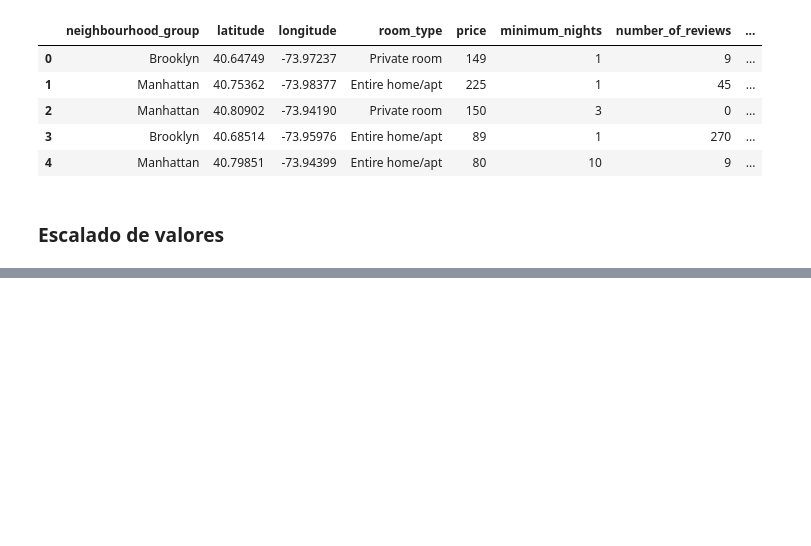
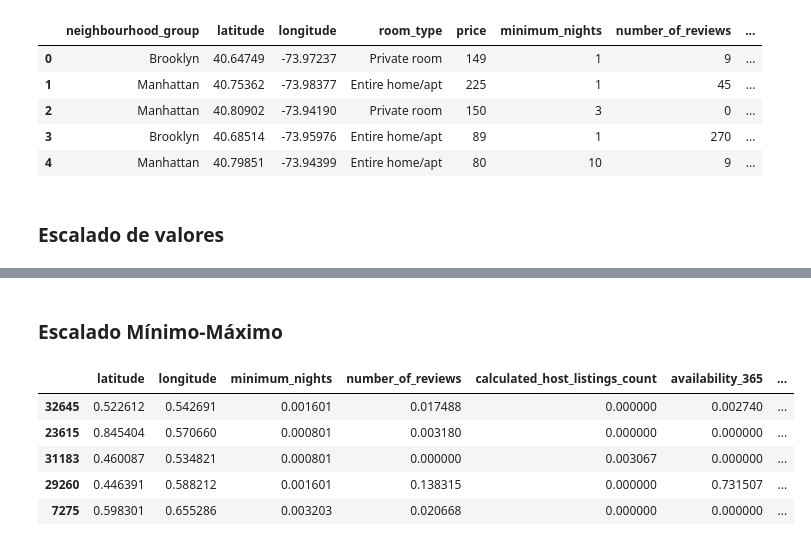
Before and after one commit to 4GeeksAcademy/pabloaznar-intro-ml, a Jupyter notebook: src/eda-airbnd-ny.ipynb, the cells around one changed output, grey strips where cells are left out. Cells and saved outputs as stored; diff of their text form; code cells hidden in the pictures; blank space fills up the shorter version.

```diff
--- a/src/eda-airbnd-ny.ipynb
+++ b/src/eda-airbnd-ny.ipynb
@@ -431,12 +435,12 @@ df.head()
 # %% [markdown]
 ### Escalado de valores
 # %%
-num_variables = ['latitude', 'longitude', 'minimum_nights', 'number_of_reviews', 'calculated_host_listings_count', 'availability_365','neighbourhood_group_f', 'room_type_f', 'price']
+num_variables = ['latitude', 'longitude', 'minimum_nights', 'number_of_reviews', 'calculated_host_listings_count', 'availability_365','neighbourhood_group_f', 'room_type_f']
 
 X = df.drop('price', axis=1)[num_variables]
 y= df['price']
 
 X_train, X_test, y_train, y_test = train_test_split(X, y, test_size=0.2, random_state=42)
 
-X_train.head()
+y_test.size
 # %% [output]
@@ -451,0 +511,20 @@ Index(['neighbourhood_group', 'latitude', 'longitude', 'room_type', 'price',
+# %% [markdown]
+### Escalado Mínimo-Máximo
+# %%
+scaler = MinMaxScaler()
+scaler.fit(X_train)
+
+X_train_scal = scaler.transform(X_train)
+X_train_scal = pd.DataFrame(X_train_scal, index = X_train.index, columns = num_variables)
+
+X_test_scal = scaler.transform(X_test)
+X_test_scal = pd.DataFrame(X_test_scal, index = X_test.index, columns = num_variables)
+
+X_train_scal.head()
+# %% [output]
+|  | latitude | longitude | minimum_nights | number_of_reviews | calculated_host_listings_count | availability_365 | ... |
+| 32645 | 0.522612 | 0.542691 | 0.001601 | 0.017488 | 0.000000 | 0.002740 | ... |
+| 23615 | 0.845404 | 0.570660 | 0.000801 | 0.003180 | 0.000000 | 0.000000 | ... |
+| 31183 | 0.460087 | 0.534821 | 0.000801 | 0.000000 | 0.003067 | 0.000000 | ... |
+| 29260 | 0.446391 | 0.588212 | 0.001601 | 0.138315 | 0.000000 | 0.731507 | ... |
+| 7275 | 0.598301 | 0.655286 | 0.003203 | 0.020668 | 0.000000 | 0.000000 | ... |
```
Also changed, not shown: parts of 7 cells of this notebook.
